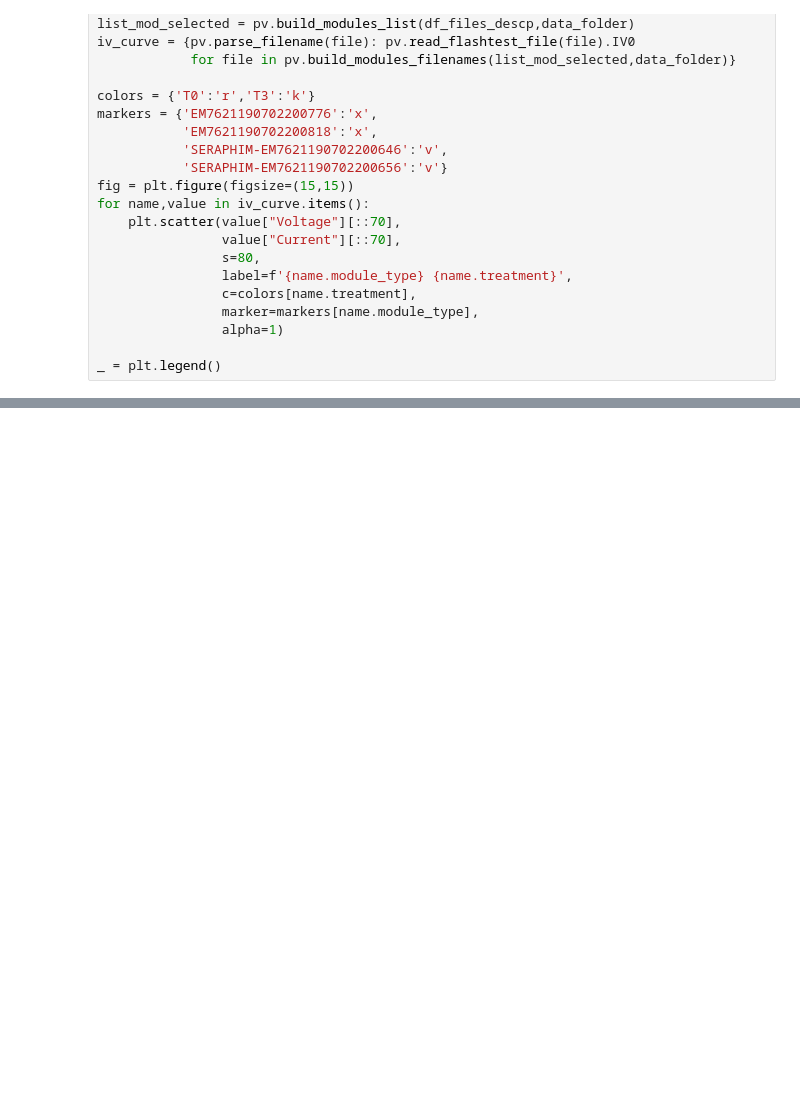
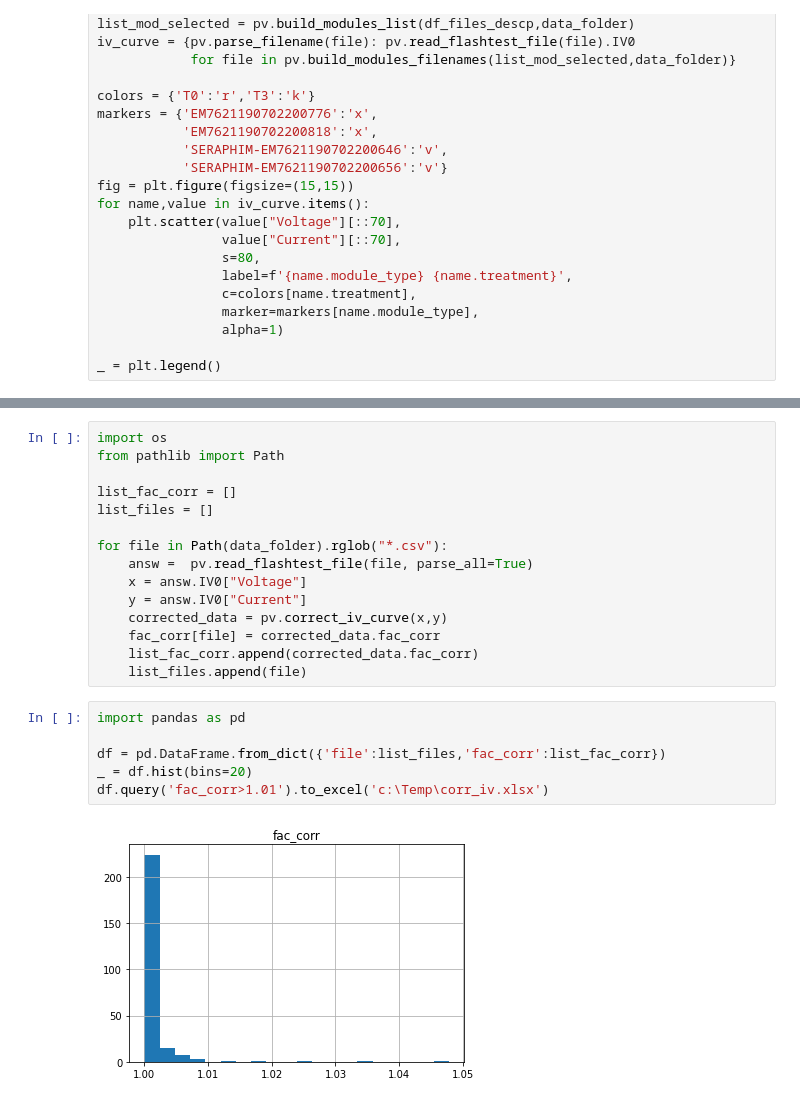
Before and after one commit to Bertin-fap/PVcharacterization, a Jupyter notebook: Module_aging.ipynb, the cells around one changed output, grey strips where cells are left out. Drawn from its saved outputs; the diff is of its cells as text; blank space fills up the shorter version.

```diff
--- a/Module_aging.ipynb
+++ b/Module_aging.ipynb
@@ -236,0 +252,23 @@ _ = plt.plot(x,y,x,corrected_data.current)
+# %%
+import os
+from pathlib import Path
+
+list_fac_corr = []
+list_files = []
+
+for file in Path(data_folder).rglob("*.csv"):
+    answ =  pv.read_flashtest_file(file, parse_all=True)
+    x = answ.IV0["Voltage"]
+    y = answ.IV0["Current"]
+    corrected_data = pv.correct_iv_curve(x,y)
+    fac_corr[file] = corrected_data.fac_corr
+    list_fac_corr.append(corrected_data.fac_corr)
+    list_files.append(file)
+# %%
+import pandas as pd
+
+df = pd.DataFrame.from_dict({'file':list_files,'fac_corr':list_fac_corr})
+_ = df.hist(bins=20)
+df.query('fac_corr>1.01').to_excel('c:\Temp\corr_iv.xlsx')
+# %% [output]
+[figure, added]
```
Also changed, not shown: parts of 3 cells of this notebook, 1 other file.
